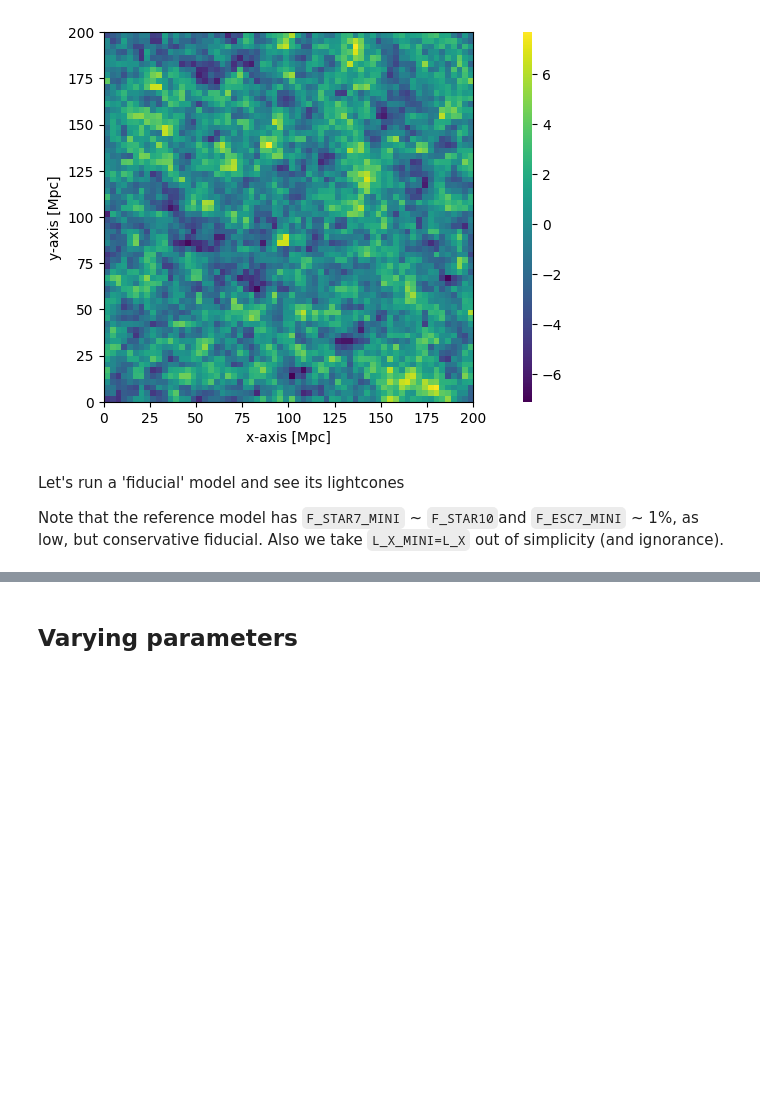
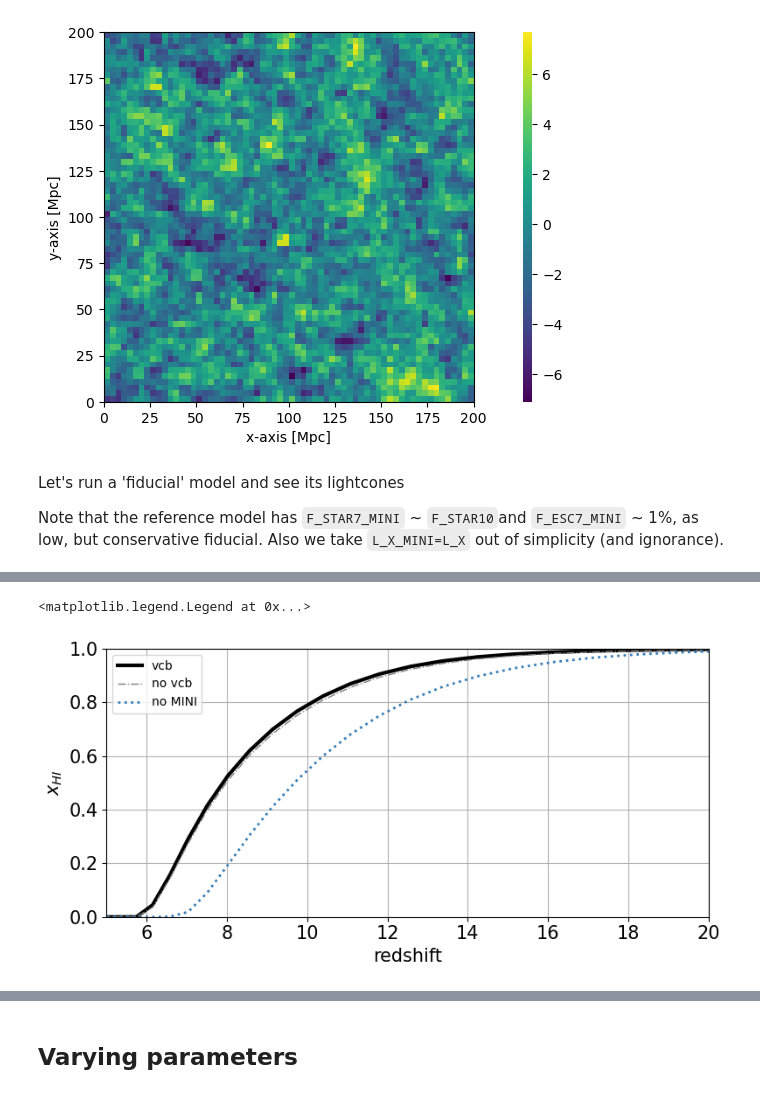
Before and after one commit to 21cmfast/21cmFAST, a Jupyter notebook: docs/tutorials/relative_velocities.ipynb, the cells around one changed output, grey strips where cells are left out. Cells and saved outputs as stored; diff of their text form; code cells hidden in the pictures; blank space fills up the shorter version.

```diff
--- a/docs/tutorials/relative_velocities.ipynb
+++ b/docs/tutorials/relative_velocities.ipynb
@@ -307,33 +340,39 @@ tau_vcb[-1] - tau_vcb[55]
 # %%
 linestyles = ["-", "-.", ":"]
 colors = ["black", "gray", "#377eb8"]
 lws = [3, 1, 2]
 labels = ["vcb", "no vcb", "no MINI"]
 
 fig, axs = plt.subplots(1, 1, sharex=True, figsize=(8, 4))
 
 for kk, lightcone in enumerate(
     [lightcone_fid_vcb, lightcone_fid_novcb, lightcone_fid_acg]
 ):
     axs.plot(
-        lightcone.node_redshifts,
-        lightcone.global_xHI,
+        lightcone.inputs["node_redshifts"],
+        lightcone.global_quantities["neutral_fraction"],
         label=labels[kk],
         color=colors[kk],
         linestyle=linestyles[kk],
         lw=lws[kk],
     )
+redshifts=lightcone.inputs["node_redshifts"][-1 : -2 - i : -1],
+global_xHI=lightcone.lightcones["neutral_fraction"][-1 : -2 - i : -1]
 
 axs.set_ylim(0.0, 1.0)
 axs.set_xlabel("redshift", fontsize=15)
 axs.xaxis.set_tick_params(labelsize=15)
 
 axs.set_xlim(5.0, 20.0)
 axs.set_ylabel("$x_{HI}$", fontsize=15)
 axs.yaxis.set_tick_params(labelsize=15)
 
 plt.tight_layout()
 fig.subplots_adjust(hspace=0.0, wspace=0.0)
 
 axs.grid()
+axs.legend()
+# %% [output]
+<matplotlib.legend.Legend at 0x...>
+[figure, added]
 # %%
```
Also changed, not shown: parts of 21 cells of this notebook, 1 other file.
